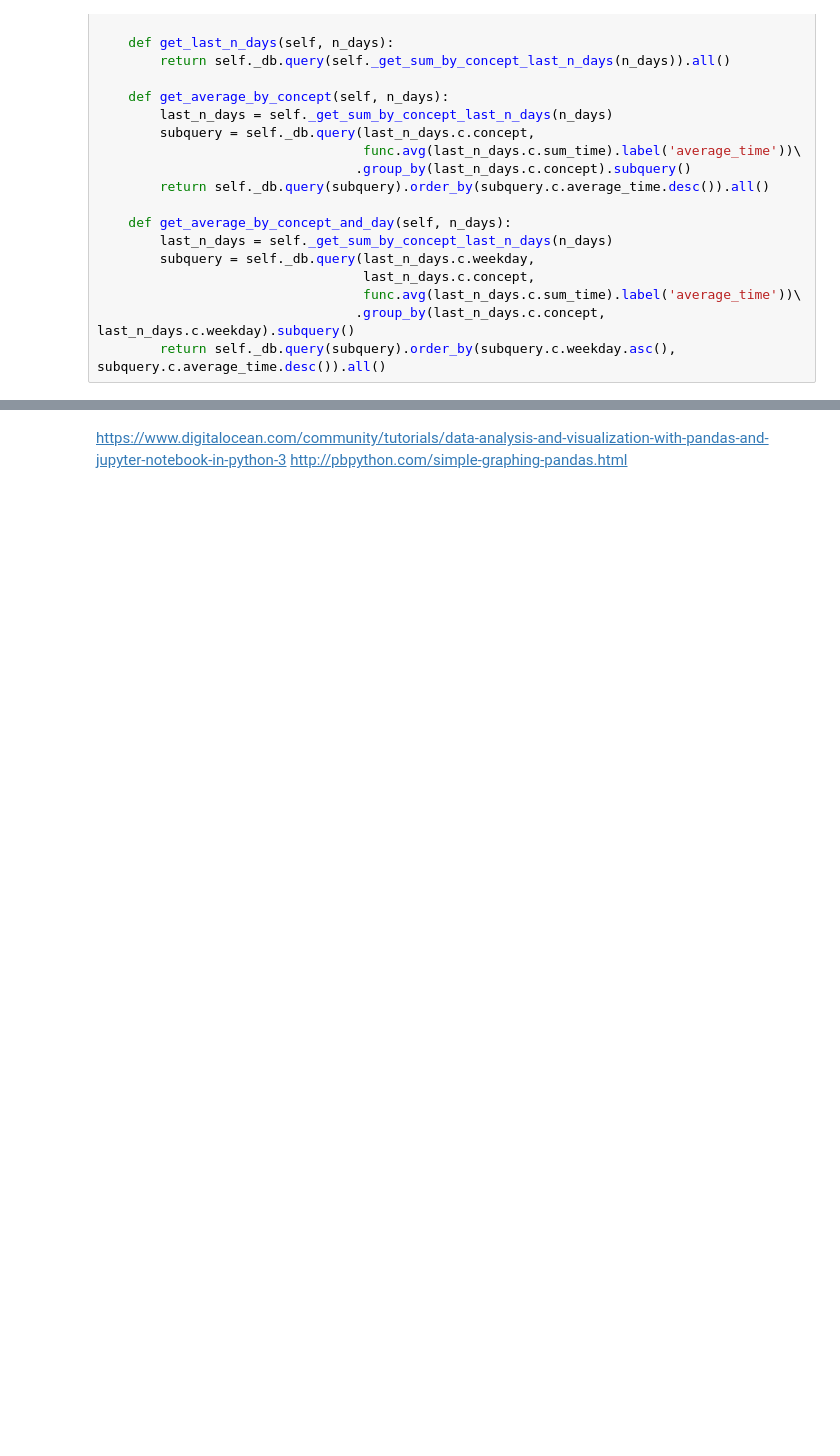
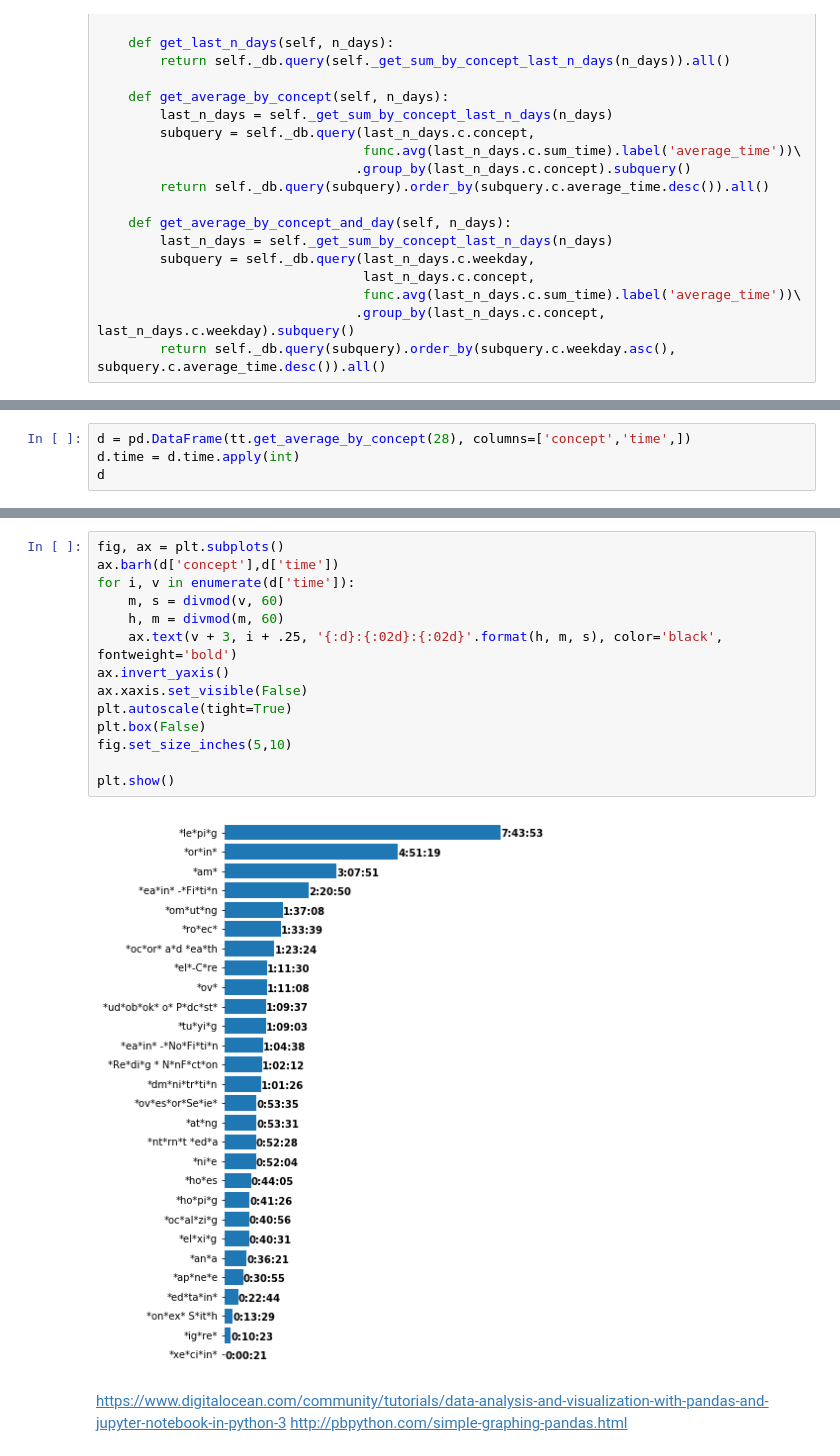
Before and after one commit to sergio-lira/jn_time_tracker, a Jupyter notebook: Time Tracker.ipynb, the cells around one changed output, grey strips where cells are left out. Cells and saved outputs as stored; diff of their text form; blank space fills up the shorter version.

Commit message:
First attempt at adding a bar chart to see ranking of time spent  - prepared a dataframe with the average amount of seconds spent  - used dataframe to ouput a horizonal barchart.

```diff
--- a/Time Tracker.ipynb
+++ b/Time Tracker.ipynb
@@ -211,0 +212,4 @@ Average by day:
+# %%
+d = pd.DataFrame(tt.get_average_by_concept(28), columns=['concept','time',])
+d.time = d.time.apply(int)
+d
@@ -212,3 +234,19 @@ Average by day:
+# %%
+fig, ax = plt.subplots()
+ax.barh(d['concept'],d['time'])
+for i, v in enumerate(d['time']):
+    m, s = divmod(v, 60)
+    h, m = divmod(m, 60)
+    ax.text(v + 3, i + .25, '{:d}:{:02d}:{:02d}'.format(h, m, s), color='black', fontweight='bold')
+ax.invert_yaxis()
+ax.xaxis.set_visible(False)
+plt.autoscale(tight=True)
+plt.box(False)
+fig.set_size_inches(5,10)
+
+plt.show()
+# %% [output]
+[figure, added]
 # %% [markdown]
 https://www.digitalocean.com/community/tutorials/data-analysis-and-visualization-with-pandas-and-jupyter-notebook-in-python-3
 http://pbpython.com/simple-graphing-pandas.html
```
Also changed, not shown: parts of 3 cells of this notebook.
